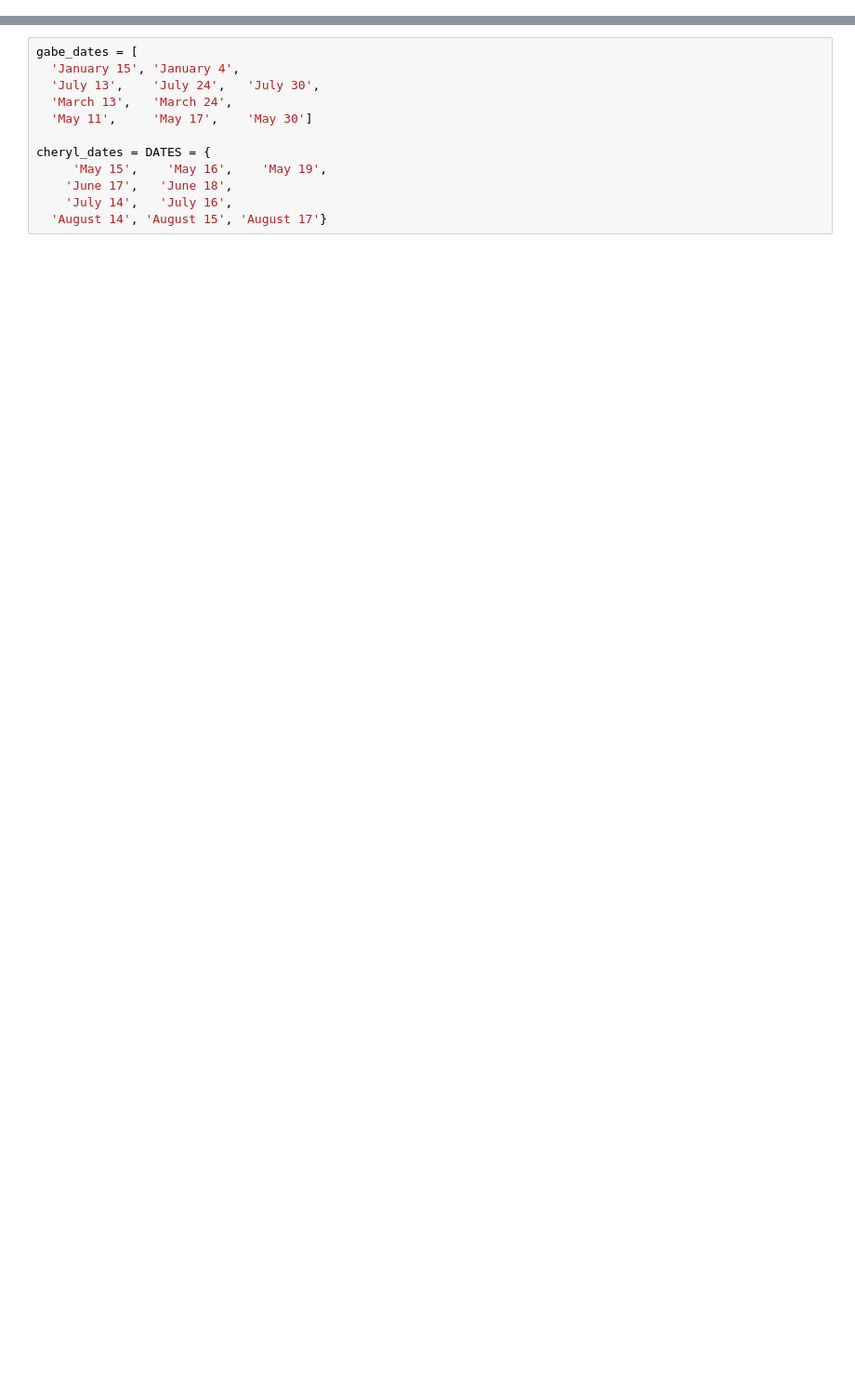
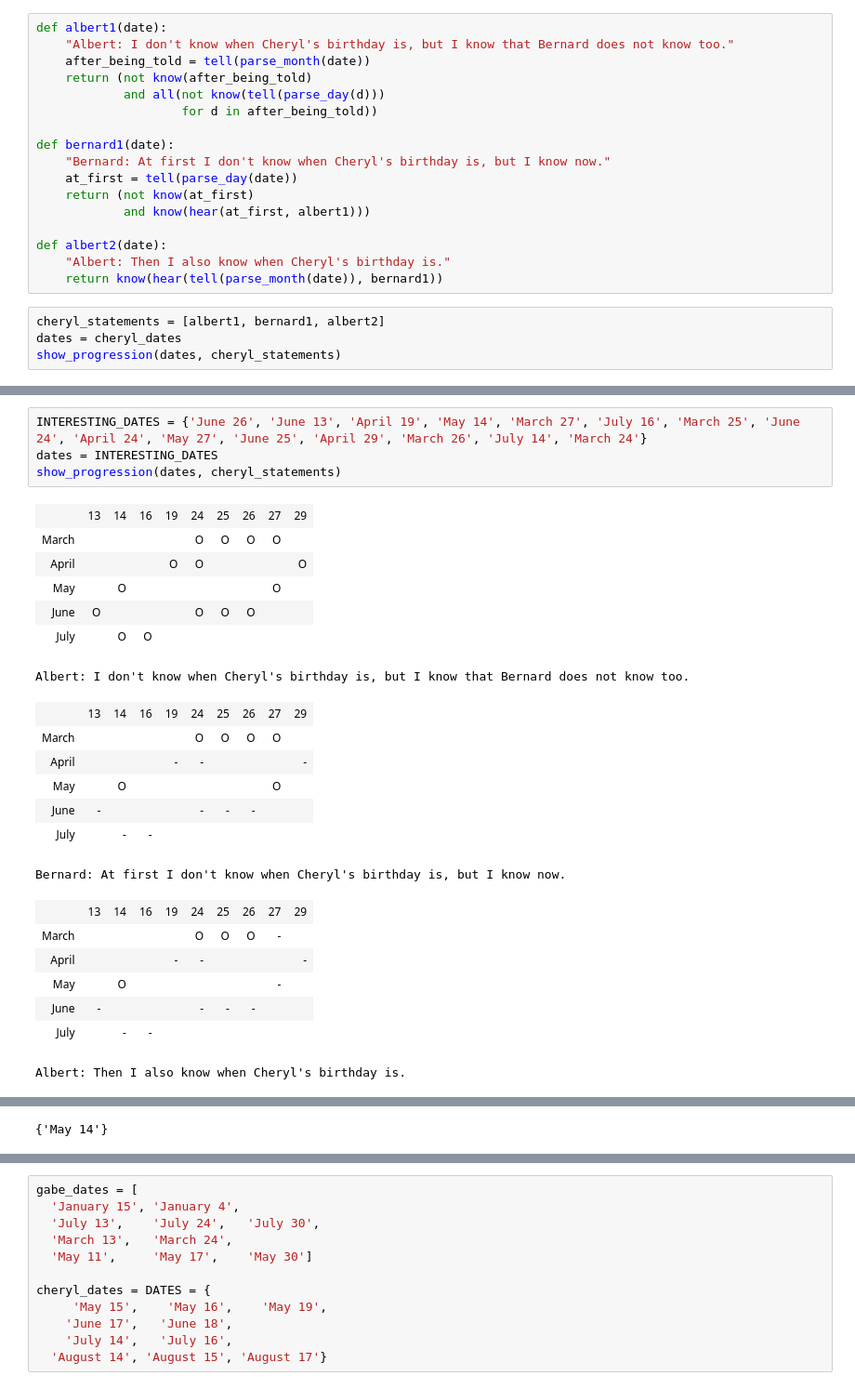
Before and after one commit to jhoward/code_shop, a Jupyter notebook: develup/notebooks/cheryls_birthday.ipynb, the cells around one changed output, grey strips where cells are left out. Shown: that part at 93% size. Drawn from its saved outputs; the diff is of its cells as text; blank space fills up the shorter version.

Commit message:
Added a ton to cheryls birthday

```diff
--- a/develup/notebooks/cheryls_birthday.ipynb
+++ b/develup/notebooks/cheryls_birthday.ipynb
@@ -0,0 +110,21 @@
+# %%
+def albert1(date):
+    "Albert: I don't know when Cheryl's birthday is, but I know that Bernard does not know too."
+    after_being_told = tell(parse_month(date))
+    return (not know(after_being_told)
+            and all(not know(tell(parse_day(d)))
+                    for d in after_being_told))
+
+def bernard1(date):
+    "Bernard: At first I don't know when Cheryl's birthday is, but I know now."
+    at_first = tell(parse_day(date))
+    return (not know(at_first)
+            and know(hear(at_first, albert1)))
+
+def albert2(date):
+    "Albert: Then I also know when Cheryl's birthday is."
+    return know(hear(tell(parse_month(date)), bernard1))
+# %%
+cheryl_statements = [albert1, bernard1, albert2]
+dates = cheryl_dates
+show_progression(dates, cheryl_statements)
@@ -0,0 +156,26 @@
+# %%
+INTERESTING_DATES = {'June 26', 'June 13', 'April 19', 'May 14', 'March 27', 'July 16', 'March 25', 'June 24', 'April 24', 'May 27', 'June 25', 'April 29', 'March 26', 'July 14', 'March 24'}
+dates = INTERESTING_DATES
+show_progression(dates, cheryl_statements)
+# %% [output]
+|  | 13 | 14 | 16 | 19 | 24 | 25 | 26 | 27 | 29 |
+| March |  |  |  |  | O | O | O | O |  |
+| April |  |  |  | O | O |  |  |  | O |
+| May |  | O |  |  |  |  |  | O |  |
+| June | O |  |  |  | O | O | O |  |  |
+| July |  | O | O |  |  |  |  |  |  |
+Albert: I don't know when Cheryl's birthday is, but I know that Bernard does not know too.
+|  | 13 | 14 | 16 | 19 | 24 | 25 | 26 | 27 | 29 |
+| March |  |  |  |  | O | O | O | O |  |
+| April |  |  |  | - | - |  |  |  | - |
+| May |  | O |  |  |  |  |  | O |  |
+| June | - |  |  |  | - | - | - |  |  |
+| July |  | - | - |  |  |  |  |  |  |
+Bernard: At first I don't know when Cheryl's birthday is, but I know now.
+|  | 13 | 14 | 16 | 19 | 24 | 25 | 26 | 27 | 29 |
+| March |  |  |  |  | O | O | O | - |  |
+| April |  |  |  | - | - |  |  |  | - |
+| May |  | O |  |  |  |  |  | - |  |
+| June | - |  |  |  | - | - | - |  |  |
+| July |  | - | - |  |  |  |  |  |  |
+Albert: Then I also know when Cheryl's birthday is.
@@ -0,0 +188 @@
+{'May 14'}
```
Also changed, not shown: parts of 30 cells of this notebook.
